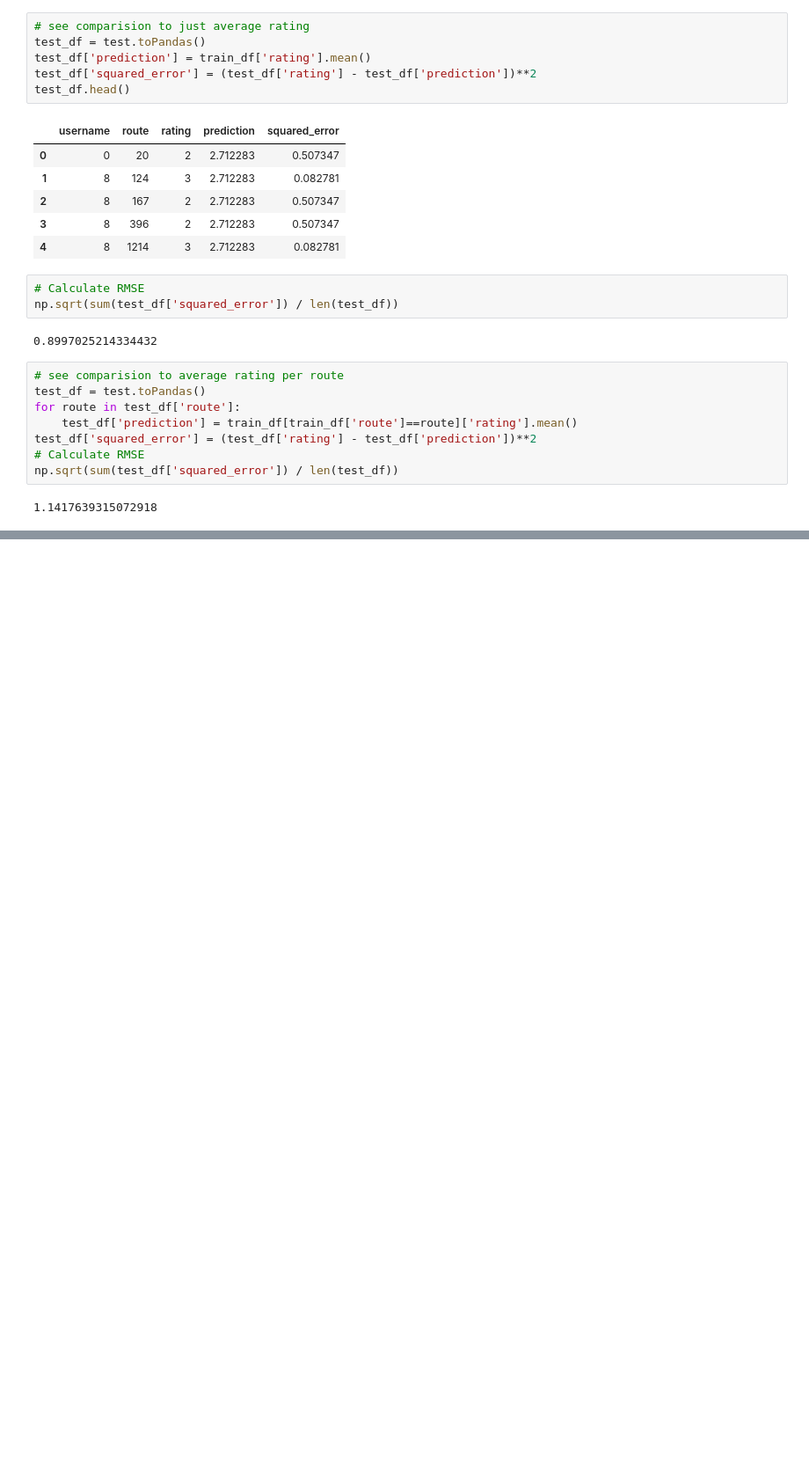
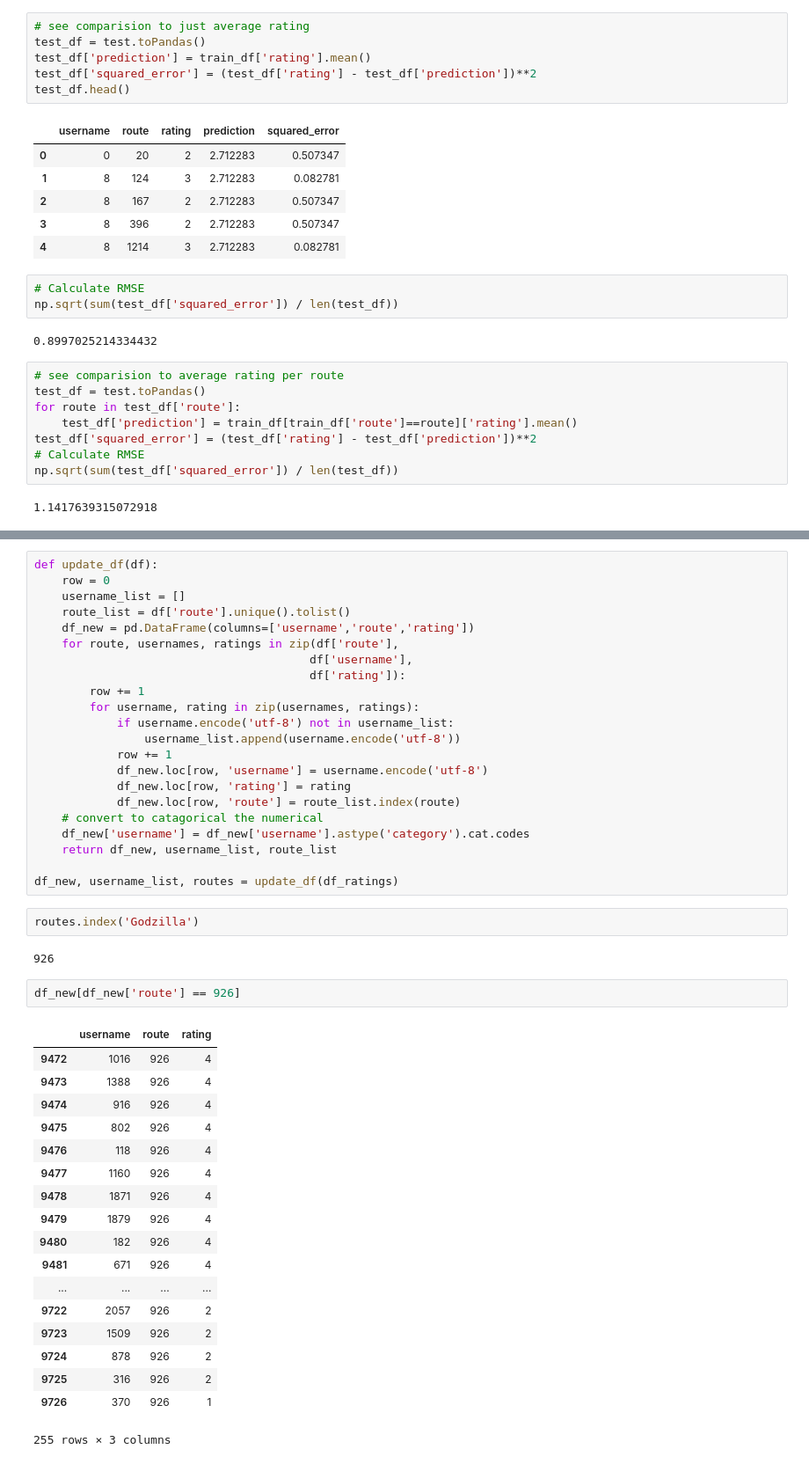
Before and after one commit to davidblaszka/redpointer, a Jupyter notebook: src/als_model.ipynb, the cells around one changed output, grey strips where cells are left out. Shown at 88% size. Drawn from its saved outputs; the diff is of its cells as text; blank space fills up the shorter version.

```diff
--- a/src/als_model.ipynb
+++ b/src/als_model.ipynb
@@ -222,0 +319,47 @@ ValueError: zero-size array to reduction operation minimum which has no identity
+# %%
+def update_df(df):
+    row = 0
+    username_list = []
+    route_list = df['route'].unique().tolist()
+    df_new = pd.DataFrame(columns=['username','route','rating'])
+    for route, usernames, ratings in zip(df['route'],
+                                        df['username'],
+                                        df['rating']):
+        row += 1
+        for username, rating in zip(usernames, ratings):
+            if username.encode('utf-8') not in username_list:
+                username_list.append(username.encode('utf-8'))
+            row += 1
+            df_new.loc[row, 'username'] = username.encode('utf-8')
+            df_new.loc[row, 'rating'] = rating
+            df_new.loc[row, 'route'] = route_list.index(route)
+    # convert to catagorical the numerical
+    df_new['username'] = df_new['username'].astype('category').cat.codes
+    return df_new, username_list, route_list
+
+df_new, username_list, routes = update_df(df_ratings)
+# %%
+routes.index('Godzilla')
+# %% [output]
+926
+# %%
+df_new[df_new['route'] == 926]
+# %% [output]
+|  | username | route | rating |
+| 9472 | 1016 | 926 | 4 |
+| 9473 | 1388 | 926 | 4 |
+| 9474 | 916 | 926 | 4 |
+| 9475 | 802 | 926 | 4 |
+| 9476 | 118 | 926 | 4 |
+| 9477 | 1160 | 926 | 4 |
+| 9478 | 1871 | 926 | 4 |
+| 9479 | 1879 | 926 | 4 |
+| 9480 | 182 | 926 | 4 |
+| 9481 | 671 | 926 | 4 |
+| ... | ... | ... | ... |
+| 9722 | 2057 | 926 | 2 |
+| 9723 | 1509 | 926 | 2 |
+| 9724 | 878 | 926 | 2 |
+| 9725 | 316 | 926 | 2 |
+| 9726 | 370 | 926 | 1 |
+255 rows × 3 columns
```
Also changed, not shown: parts of 7 cells of this notebook, 2 other files.
